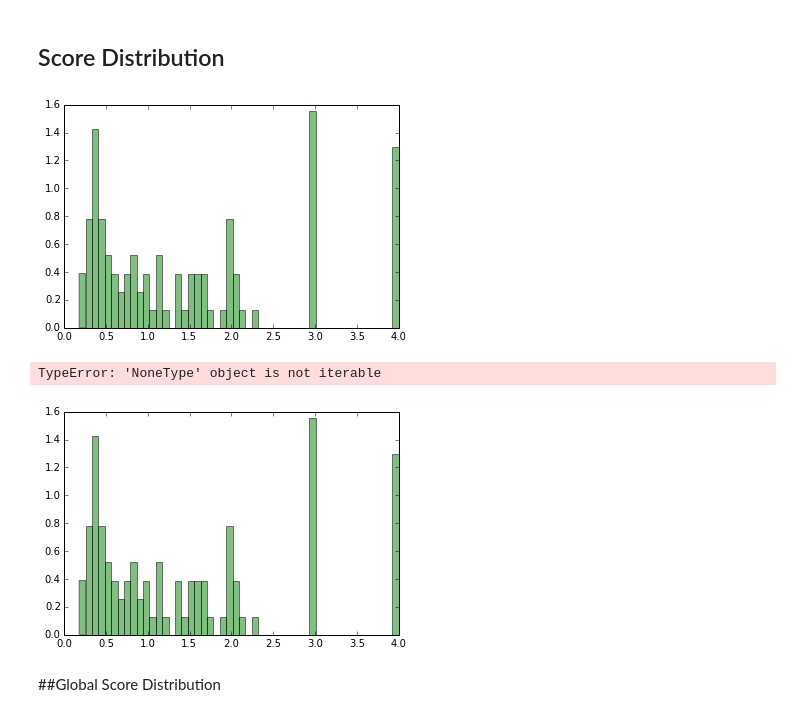
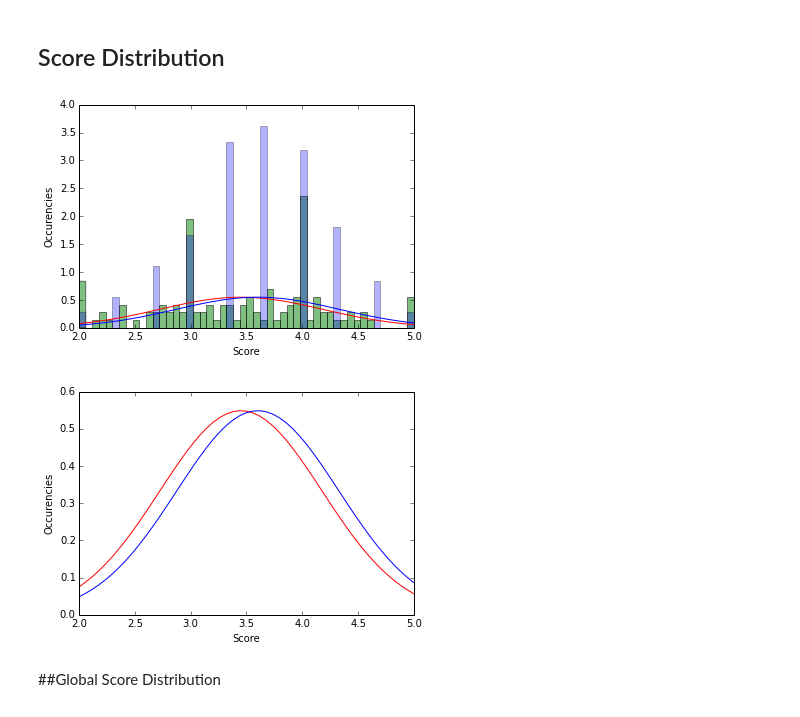
Before and after one commit to gitlinks/notebooks, a Jupyter notebook: Karma and Score Simulation.ipynb, the cells around one changed output. Saved outputs shown, nothing was run; the diff lists cells and outputs as text; code cells hidden in the pictures.

Commit message:
Fix scoreRepo

```diff
--- a/Karma and Score Simulation.ipynb
+++ b/Karma and Score Simulation.ipynb
@@ -11,7 +11,7 @@ MAX_PUSH_COMMIT_COUNT = 10
 NUMBER_OF_REPOS = 200
 NUMBER_OF_USERS = 50
 NUMBER_OF_PUSHS = 1000
-NUMBER_OF_RATINGS = 450
+NUMBER_OF_RATINGS = 1000
 AVERALL_AVERAGE_RATE = 0.7
 RATES = ['doc', 'support', 'code_quality']
 
@@ -107,7 +107,7 @@ def scoreRepo(userId, repoId, rating):
         if repos[repoId]['score'] == -1:
             repos[repoId]['score'] = (rating['doc'] + rating['code_quality'] + rating['support']) / 3
         else:
-            repos[repoId]['score'] = (repos[repoId]['score'] + users[userId]['karma'] * (rating['doc'] + rating['code_quality'] + rating['support']) / 3) / (2 + users[userId]['karma'])
+            repos[repoId]['score'] = (repos[repoId]['score'] + users[userId]['karma'] * (rating['doc'] + rating['code_quality'] + rating['support']) / 3) / (1 + users[userId]['karma'])
         propagateScoreChange(repoId)
 
 def propagateScoreChange(repoId):
@@ -190,38 +190,37 @@ plt.show()
 # %% [markdown]
 ## Score Distribution
-# %%
-get_bins(scores, 'green')
-# %% [output]
-[figure, removed]
 # %%
 scores = []
 true_scores = []
 for repo_id, repo in repos.iteritems():
     if repo['score'] > 0:
         scores.append(repo['score'])
         true_scores.append(np.mean(repo['true_ratings'].values()))
 
-def get_bins(scores, color):
-    plt.hist(scores, 50, normed=True, facecolor=color, alpha=0.5)
-
-n, bins, patches = get_bins(scores, 'green')
-n, true_bins, true_patches = plt.hist(true_scores, 50, normed=True, facecolor='blue', alpha=0.5)
+n, bins, patches = plt.hist(scores, 50, normed=True, facecolor='green', alpha=0.5)
+n, true_bins, true_patches = plt.hist(true_scores, 50, normed=True, facecolor='blue', alpha=0.3)
 
 mu = np.mean(scores)
 sigma = np.std(scores)
 true_mu = np.mean(true_scores)
 true_sigma = np.std(scores)
 
 y = mlab.normpdf(bins, mu, sigma)
 true_y = mlab.normpdf(true_bins, true_mu, true_sigma)
-plt.plot(bins, y, '--r')
-plt.plot(true_bins, true_y)
+plt.plot(bins, y, 'r')
+plt.plot(true_bins, true_y, 'b')
 plt.xlabel('Score')
 plt.ylabel('Occurencies')
 plt.show()
+
+plt.plot(bins, y, 'r')
+plt.plot(true_bins, true_y, 'b')
+plt.xlabel('Score')
+plt.ylabel('Occurencies')
+plt.show()
 # %% [output]
-TypeError: 'NoneType' object is not iterable
-[figure, old version]
+[figure, new version]
+[figure, added]
 # %% [markdown]
 ##Global Score Distribution
 # %%
```
Also changed, not shown: parts of 3 cells of this notebook.
